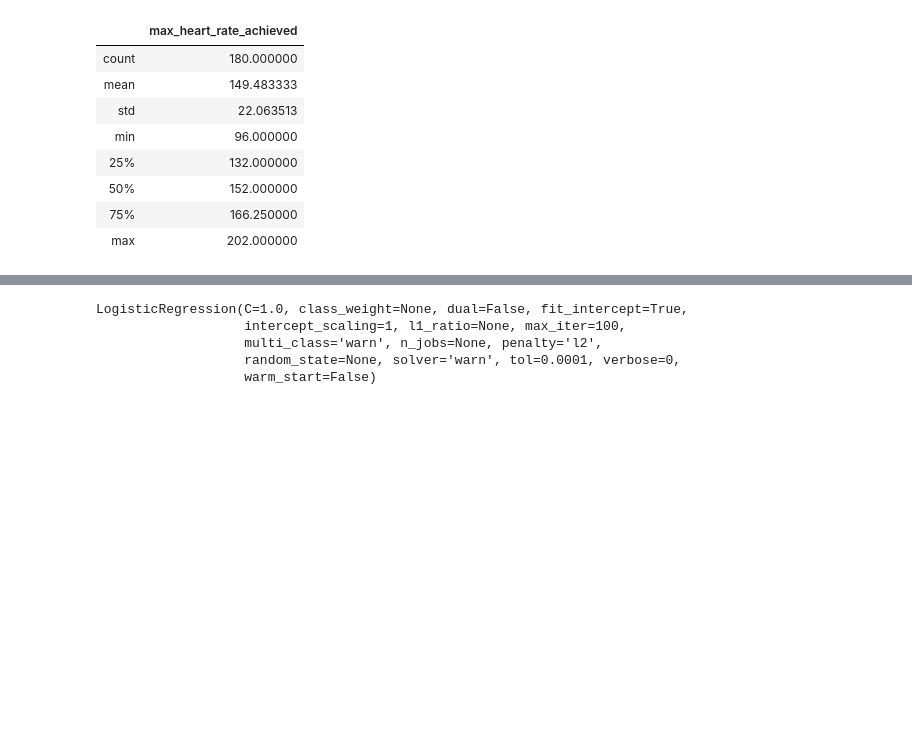
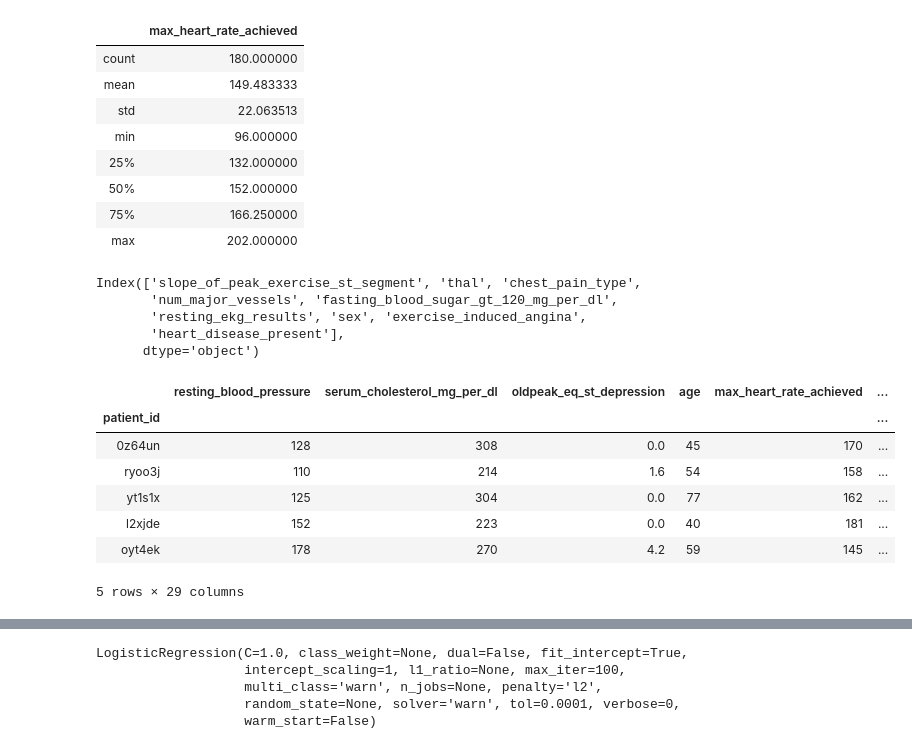
Before and after one commit to pdinduseng/HeartAttackDrivenData, a Jupyter notebook: Data Cleaning and EDA.ipynb, the cells around one changed output, grey strips where cells are left out. Saved outputs shown, nothing was run; the diff lists cells and outputs as text; code cells hidden in the pictures; blank space fills up the shorter version.

```diff
--- a/Data Cleaning and EDA.ipynb
+++ b/Data Cleaning and EDA.ipynb
@@ -95,3 +114,11 @@ train_df[['max_heart_rate_achieved']].describe()
 | 50% | 152.000000 |
 | 75% | 166.250000 |
 | max | 202.000000 |
+# %%
+train_df.nunique()[train_df.nunique()<5].index
+# %% [output]
+Index(['slope_of_peak_exercise_st_segment', 'thal', 'chest_pain_type',
+       'num_major_vessels', 'fasting_blood_sugar_gt_120_mg_per_dl',
+       'resting_ekg_results', 'sex', 'exercise_induced_angina',
+       'heart_disease_present'],
+      dtype='object')
@@ -97,0 +131,12 @@ train_df[['max_heart_rate_achieved']].describe()
+# %%
+train_df2 = pd.get_dummies(train_df.set_index('patient_id'))
+train_df2.head()
+# %% [output]
+|  | resting_blood_pressure | serum_cholesterol_mg_per_dl | oldpeak_eq_st_depression | age | max_heart_rate_achieved | ... |
+| patient_id |  |  |  |  |  | ... |
+| 0z64un | 128 | 308 | 0.0 | 45 | 170 | ... |
+| ryoo3j | 110 | 214 | 1.6 | 54 | 158 | ... |
+| yt1s1x | 125 | 304 | 0.0 | 77 | 162 | ... |
+| l2xjde | 152 | 223 | 0.0 | 40 | 181 | ... |
+| oyt4ek | 178 | 270 | 4.2 | 59 | 145 | ... |
+5 rows × 29 columns
```
Also changed, not shown: parts of 18 cells of this notebook.
